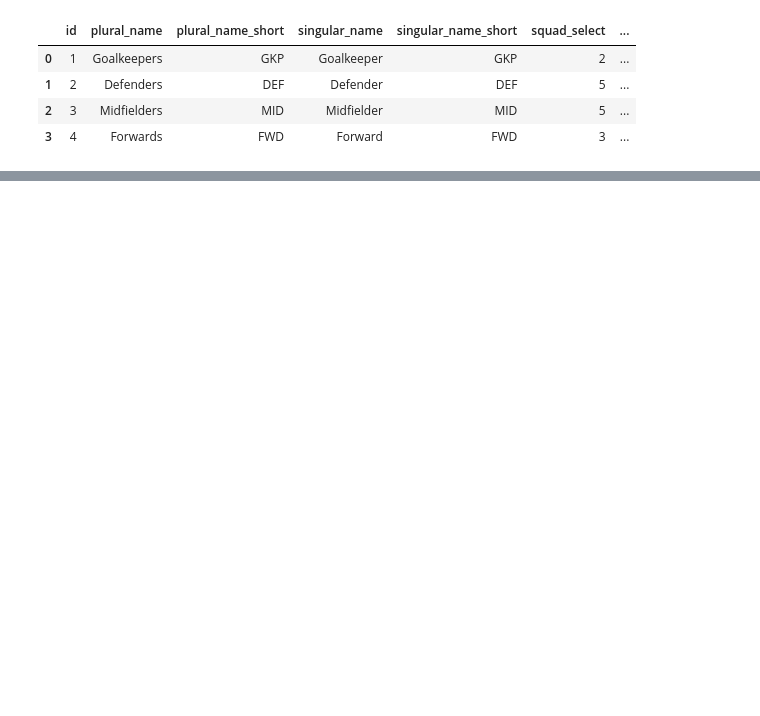
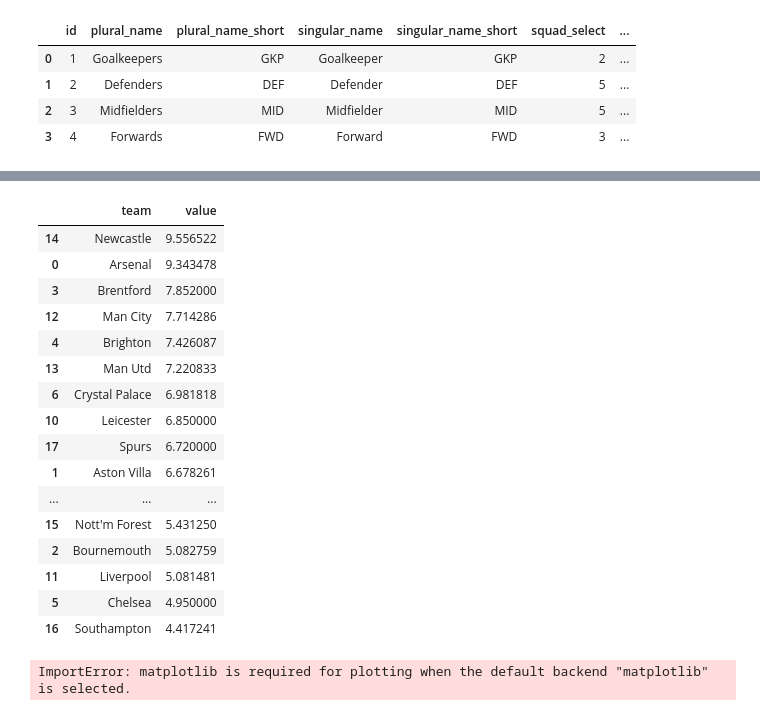
Before and after one commit to TrippleA-Ashaba/fpl_ai_api_django, a Jupyter notebook: jupyter_notebooks/fpl_data.ipynb, the cells around one changed output, grey strips where cells are left out. Saved outputs shown, nothing was run; the diff lists cells and outputs as text; code cells hidden in the pictures; blank space fills up the shorter version.

```diff
--- a/jupyter_notebooks/fpl_data.ipynb
+++ b/jupyter_notebooks/fpl_data.ipynb
@@ -113,0 +147,2 @@ slim_elements_df
+# %%
+slim_elements_df = slim_elements_df.loc[slim_elements_df.value > 0]
@@ -113,0 +159,22 @@ slim_elements_df
+# %%
+team_pivot = slim_elements_df.pivot_table(index='team',values='value',aggfunc=np.mean).reset_index()
+# %%
+team_pivot.sort_values('value',ascending=False)
+# %% [output]
+|  | team | value |
+| 14 | Newcastle | 9.556522 |
+| 0 | Arsenal | 9.343478 |
+| 3 | Brentford | 7.852000 |
+| 12 | Man City | 7.714286 |
+| 4 | Brighton | 7.426087 |
+| 13 | Man Utd | 7.220833 |
+| 6 | Crystal Palace | 6.981818 |
+| 10 | Leicester | 6.850000 |
+| 17 | Spurs | 6.720000 |
+| 1 | Aston Villa | 6.678261 |
+| ... | ... | ... |
+| 15 | Nott'm Forest | 5.431250 |
+| 2 | Bournemouth | 5.082759 |
+| 11 | Liverpool | 5.081481 |
+| 5 | Chelsea | 4.950000 |
+| 16 | Southampton | 4.417241 |
@@ -113,0 +186,4 @@ slim_elements_df
+# %%
+goal_df.value.hist()
+# %% [output]
+ImportError: matplotlib is required for plotting when the default backend "matplotlib" is selected.
```
Also changed, not shown: parts of 12 cells of this notebook.
